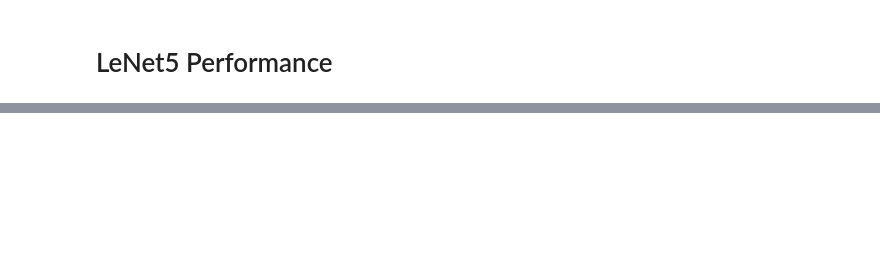
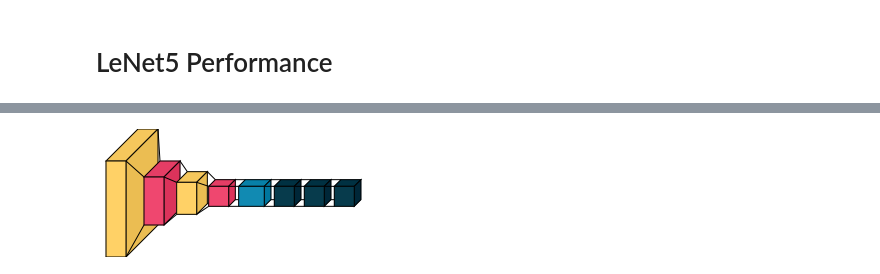
Before and after one commit to mohammadreza-mohammadi94/Deep-Learning-Projects, a Jupyter notebook: MNIST Digit Classifier/MNIST_LeNet5.ipynb, the cells around one changed output, grey strips where cells are left out. Cells and saved outputs as stored; diff of their text form; code cells hidden in the pictures; blank space fills up the shorter version.

```diff
--- a/MNIST Digit Classifier/MNIST_LeNet5.ipynb
+++ b/MNIST Digit Classifier/MNIST_LeNet5.ipynb
@@ -193,0 +198,5 @@ plt.plot(history.history['val_loss'], color='red')
+# %%
+import visualkeras
+visualkeras.layered_view(model)
+# %% [output]
+[figure, added]
```
Also changed, not shown: parts of 8 cells of this notebook.
